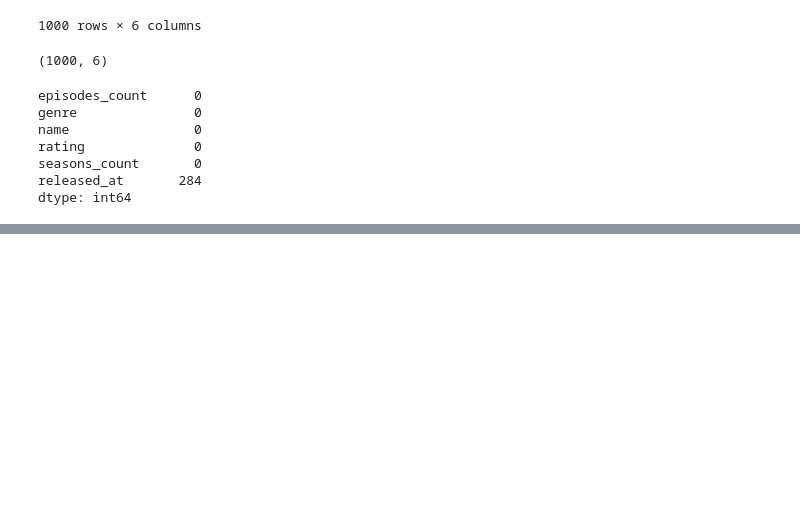
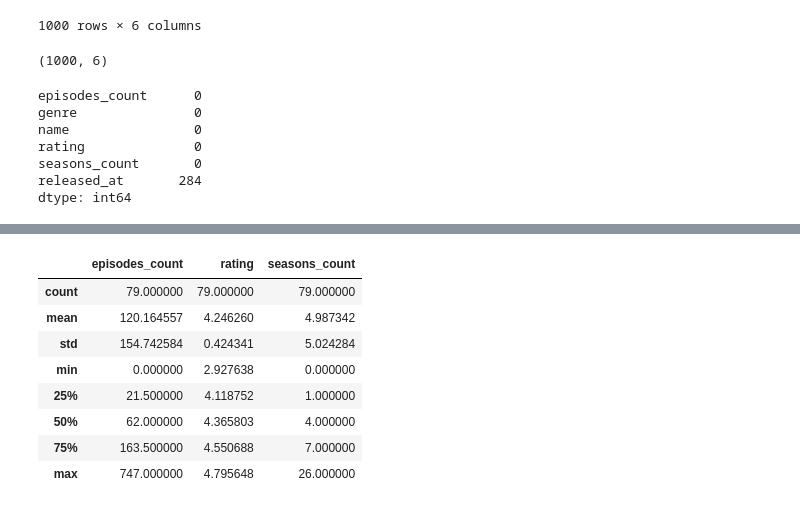
Before and after one commit to DamjanVincic/hulu-popular-shows-analysis, a Jupyter notebook: exploratory-analysis.ipynb, the cells around one changed output, grey strips where cells are left out. Drawn from its saved outputs; the diff is of its cells as text; code cells hidden in the pictures; blank space fills up the shorter version.

Commit message:
Describe the dataset

```diff
--- a/exploratory-analysis.ipynb
+++ b/exploratory-analysis.ipynb
@@ -63,0 +101,12 @@ dtype: int64
+# %%
+df.describe()
+# %% [output]
+|  | episodes_count | rating | seasons_count |
+| count | 79.000000 | 79.000000 | 79.000000 |
+| mean | 120.164557 | 4.246260 | 4.987342 |
+| std | 154.742584 | 0.424341 | 5.024284 |
+| min | 0.000000 | 2.927638 | 0.000000 |
+| 25% | 21.500000 | 4.118752 | 1.000000 |
+| 50% | 62.000000 | 4.365803 | 4.000000 |
+| 75% | 163.500000 | 4.550688 | 7.000000 |
+| max | 747.000000 | 4.795648 | 26.000000 |
```
Also changed, not shown: parts of 8 cells of this notebook.
